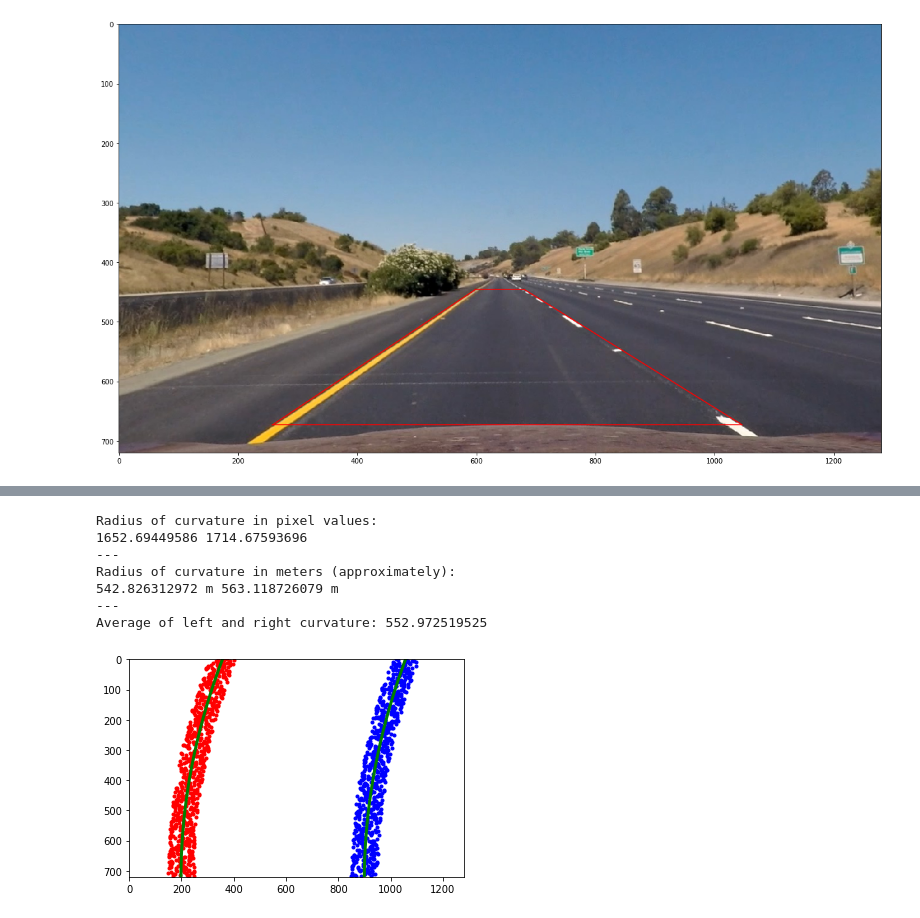
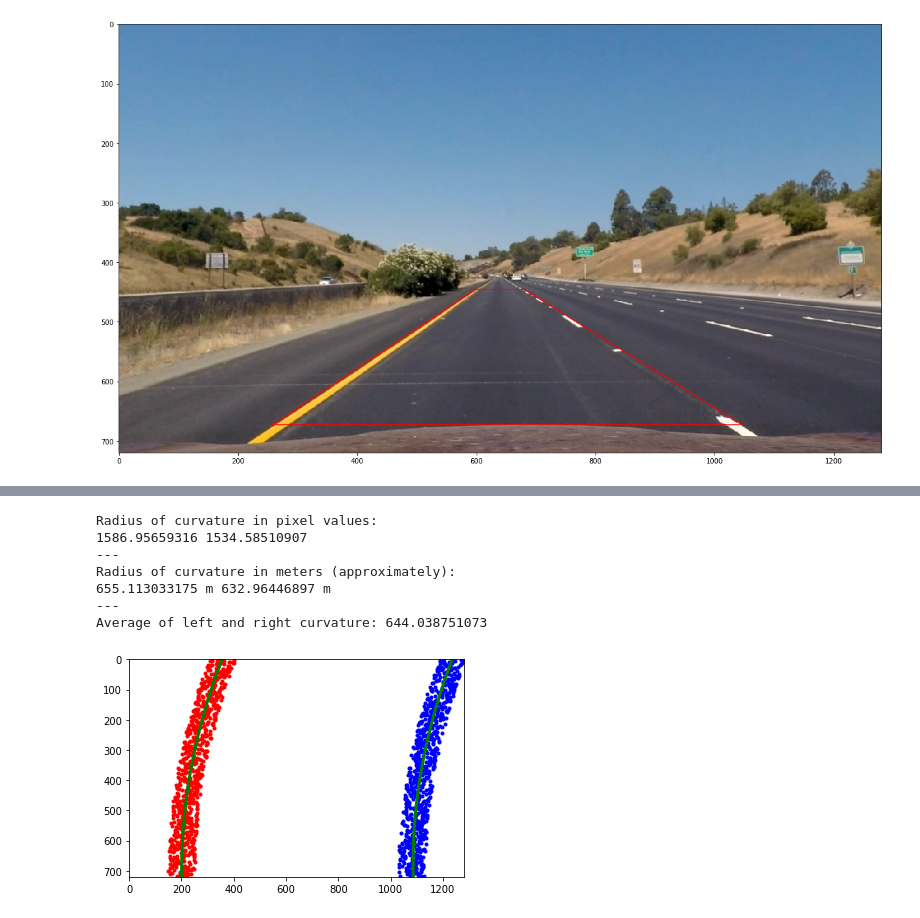
Before and after one commit to ungaro/CarND-Advanced-Lane-Lines, a Jupyter notebook: Advanced Lane Lines.ipynb, the cells around one changed output, grey strips where cells are left out. Cells and saved outputs as stored; diff of their text form; code cells hidden in the pictures.

Commit message:
Curvature code updated

```diff
--- a/Advanced Lane Lines.ipynb
+++ b/Advanced Lane Lines.ipynb
@@ -402,7 +406,7 @@ quadratic_coeff = 3e-4 # arbitrary quadratic coefficient
 # of the line base position in each case (x=200 for left, and x=900 for right)
 leftx = np.array([200 + (y**2)*quadratic_coeff + np.random.randint(-50, high=51)
                               for y in ploty])
-rightx = np.array([900 + (y**2)*quadratic_coeff + np.random.randint(-50, high=51)
+rightx = np.array([1080 + (y**2)*quadratic_coeff + np.random.randint(-50, high=51)
                                 for y in ploty])
 
 leftx = leftx[::-1]  # Reverse to match top-to-bottom in y
@@ -436,7 +440,7 @@ print(left_curverad, right_curverad)
 
 # Define conversions in x and y from pixels space to meters
 ym_per_pix = 30/720 # meters per pixel in y dimension
-xm_per_pix = 3.7/700 # meters per pixel in x dimension
+xm_per_pix = 3.7/880 # meters per pixel in x dimension
 
 # Fit new polynomials to x,y in world space
 left_fit_cr = np.polyfit(ploty*ym_per_pix, leftx*xm_per_pix, 2)
@@ -455,37 +459,37 @@ print("Average of left and right curvature:",curvature)
 oldsubmission='''
 
 ym_per_pix = 30/720 # meters per pixel in y dimension
 xm_per_pix = 3.7/700.0 # meters per pixel in x dimension
 
 y_eval = 720
 midx = 650
 
 y1 = (2*left_fit[0]*y_eval + left_fit[1])*xm_per_pix/ym_per_pix
 y2 = 2*left_fit[0]*xm_per_pix/(ym_per_pix*ym_per_pix)
 
 curvature = ((1 + y1*y1)**(1.5))/np.absolute(y2)
 print("Radius of Curvature: %f" % curvature)
 
 print(len(ploty))
 print(len(leftx))
 print (ym_per_pix)
 print(xm_per_pix)
 # Fit new polynomials to x,y in world space
 left_fit_cr = np.polyfit(ploty*ym_per_pix, leftx*xm_per_pix, 2)
 right_fit_cr = np.polyfit(ploty*ym_per_pix, rightx*xm_per_pix, 2)
 # Calculate the new radii of curvature
 left_curverad = ((1 + (2*left_fit_cr[0]*y_eval*ym_per_pix + left_fit_cr[1])**2)**1.5) / np.absolute(2*left_fit_cr[0])
 right_curverad = ((1 + (2*right_fit_cr[0]*y_eval*ym_per_pix + right_fit_cr[1])**2)**1.5) / np.absolute(2*right_fit_cr[0])
 '''
 # %% [output]
 Radius of curvature in pixel values:
-1652.69449586 1714.67593696
+1586.95659316 1534.58510907
 ---
 Radius of curvature in meters (approximately):
-542.826312972 m 563.118726079 m
+655.113033175 m 632.96446897 m
 ---
-Average of left and right curvature: 552.972519525
+Average of left and right curvature: 644.038751073
-[figure, old version]
+[figure, new version]
 # %%
 plt.figure(figsize=(20,10))
 
```
Also changed, not shown: parts of 5 cells of this notebook, 4 other files.
